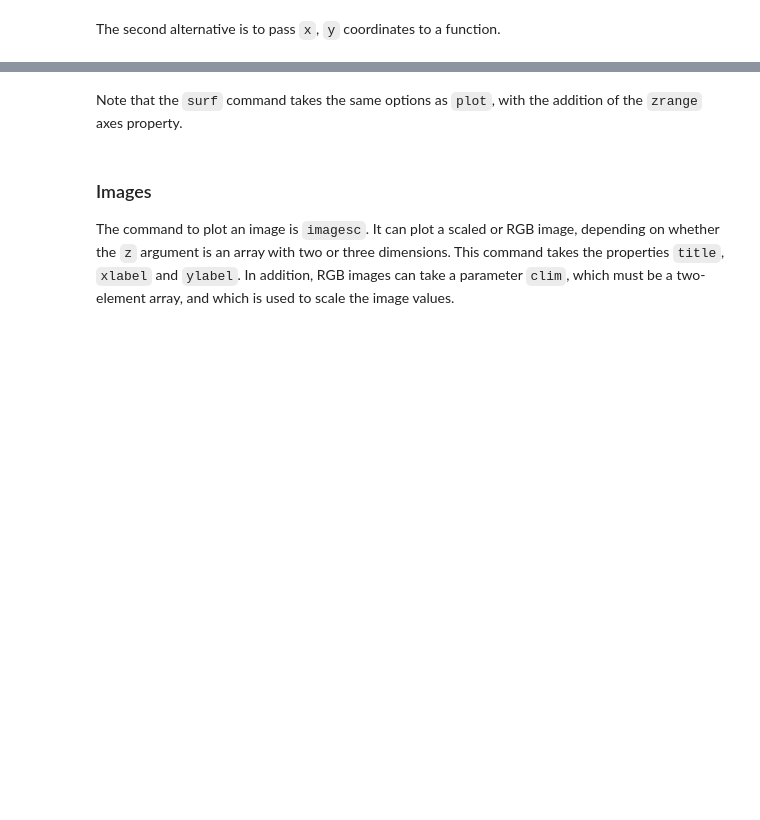
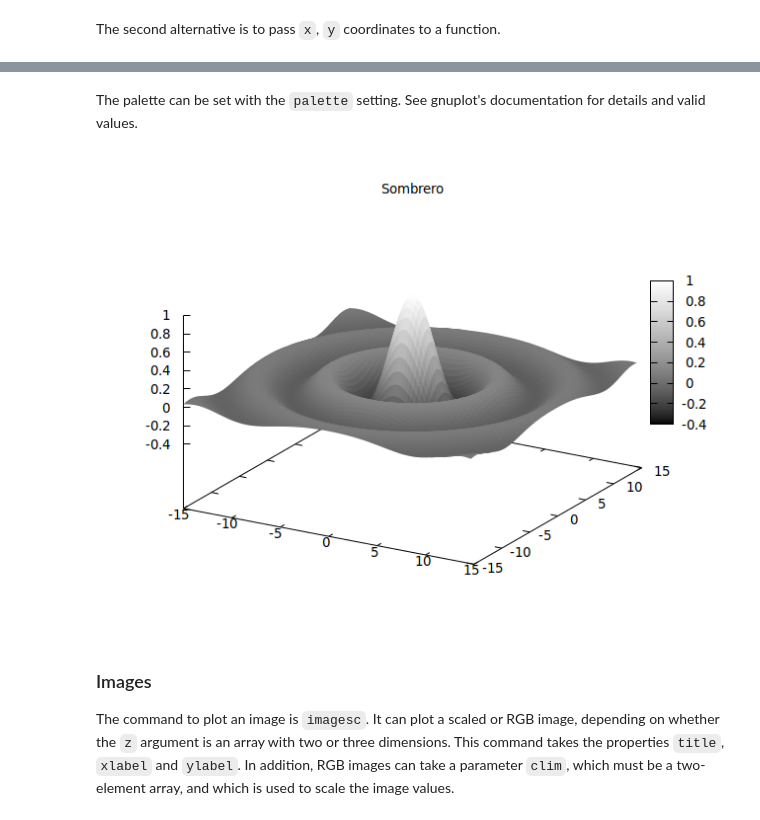
Before and after one commit to mbaz/Gaston.jl, a Jupyter notebook: doc/gaston-tutorial-source.ipynb, the cells around one changed output, grey strips where cells are left out. Saved outputs shown, nothing was run; the diff lists cells and outputs as text; code cells hidden in the pictures; blank space fills up the shorter version.

```diff
--- a/doc/gaston-tutorial-source.ipynb
+++ b/doc/gaston-tutorial-source.ipynb
@@ -87,5 +89,11 @@ surf(x,y,(x,y)->sin(sqrt(x.*x+y.*y))/sqrt(x.*x+y.*y),title="Sombrero",plotstyle=
-# %% [markdown]
-Note that the `surf` command takes the same options as `plot`, with the addition of the `zrange` axes property.
+# %% [markdown]
+The palette can be set with the `palette` setting. See gnuplot's documentation for details and valid values.
+# %%
+set(palette="gray")
+surf(x,y,(x,y)->sin(sqrt(x.*x+y.*y))/sqrt(x.*x+y.*y),title="Sombrero",plotstyle="pm3d");
+set(palette="") # revert to default
+# %% [output]
+[figure, added]
 # %% [markdown]
 ### Images
 
```
Also changed, not shown: parts of 20 cells of this notebook.
